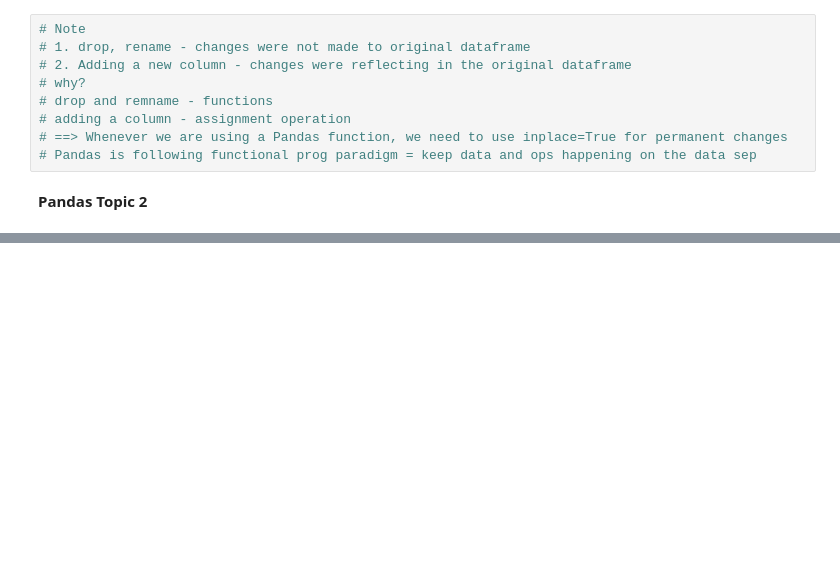
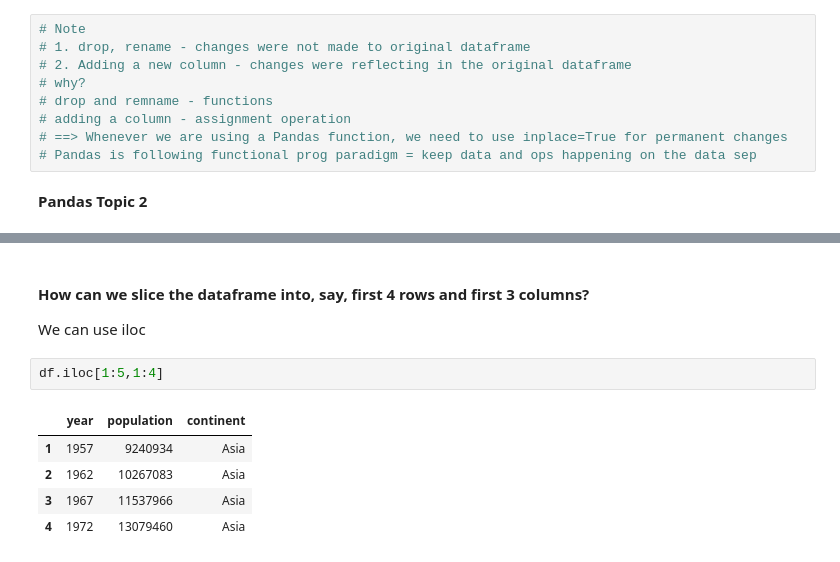
Before and after one commit to pvpkrp/GIT_Practice, a Jupyter notebook: Untitled29_pandas.ipynb, the cells around one changed output, grey strips where cells are left out. Drawn from its saved outputs; the diff is of its cells as text; blank space fills up the shorter version.

```diff
--- a/Untitled29_pandas.ipynb
+++ b/Untitled29_pandas.ipynb
@@ -501,0 +712,12 @@ df
+# %% [markdown]
+#### How can we slice the dataframe into, say, first 4 rows and first 3 columns?
+
+We can use iloc
+# %%
+df.iloc[1:5,1:4]
+# %% [output]
+|  | year | population | continent |
+| 1 | 1957 | 9240934 | Asia |
+| 2 | 1962 | 10267083 | Asia |
+| 3 | 1967 | 11537966 | Asia |
+| 4 | 1972 | 13079460 | Asia |
```
Also changed, not shown: parts of 17 cells of this notebook.
